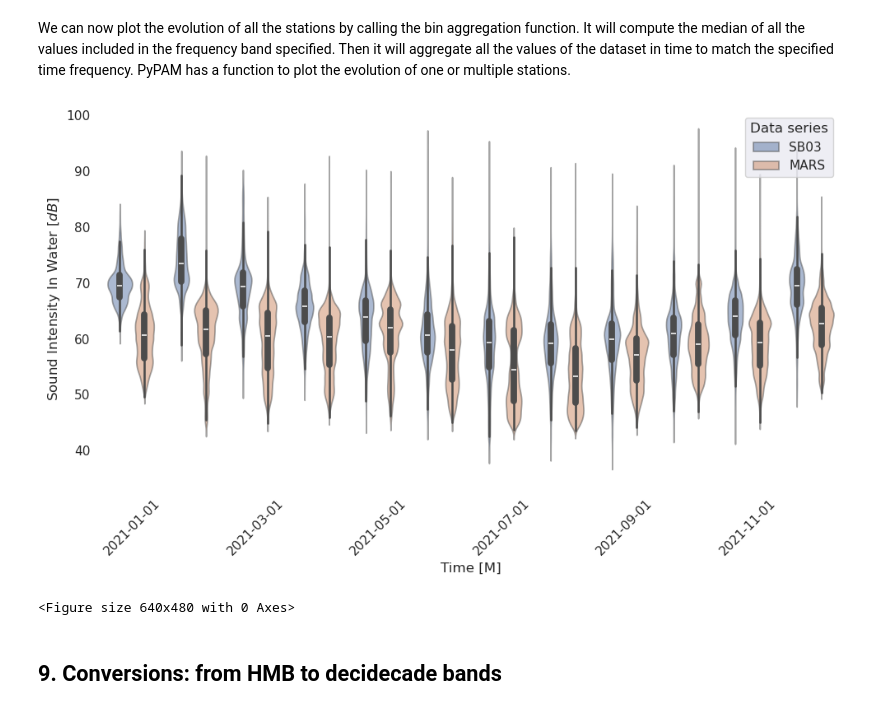
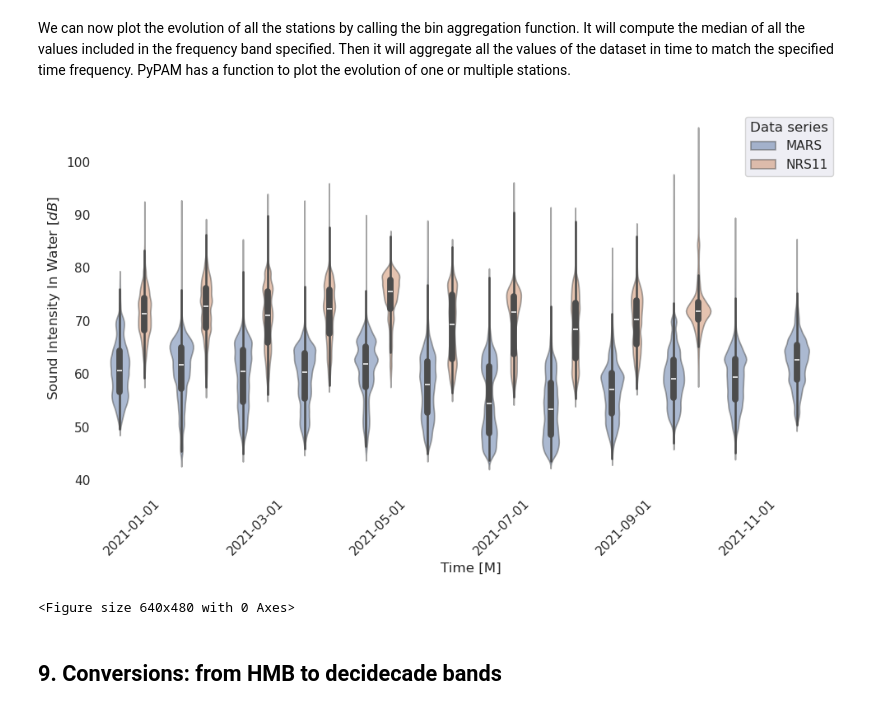
Before and after one commit to lifewatch/pypam-binder, a Jupyter notebook: data_analysis_with_pypam.ipynb, the cells around one changed output. Drawn from its saved outputs; the diff is of its cells as text; code cells hidden in the pictures.

Commit message:
working  version with nrs11 and mars stations

```diff
--- a/data_analysis_with_pypam.ipynb
+++ b/data_analysis_with_pypam.ipynb
@@ -39,7 +69,8 @@ import pathlib
 # %%
+# Set up the download for MARS data
 client = minio.Minio( "s3.us-west-2.amazonaws.com", secure=False)
 
 bucket = 'pacific-sound-spectra'
 prefix = '2021/'
-
-local_path = './data'
+station = 'MARS'
+download_data_station(station, client, bucket, prefix, local_path)
@@ -85,0 +99,7 @@ Already downloaded:
+# %%
+# Set up the download for NRS11 data
+client = minio.Minio('storage.googleapis.com')
+bucket = 'noaa-passive-bioacoustic'
+station = 'NRS11'
+prefix = 'soundcoop/%s/' % station
+download_data_station(station, client, bucket, prefix, local_path)
@@ -195,7 +230,7 @@ def load_data_from_station_year(station, year):
 </div>
 # %%
 # Load all the data
-stations_to_load = ['MARS'] # Make a list of 2 stations to compare
+stations_to_load = ['MARS', 'NRS11'] # Make a list of 2 stations to compare
 ds_collection = {}
 for station in stations_to_load:
     ds_collection[station] = load_data_from_station_year(station, 2021)
@@ -400,8 +435,4 @@ KeyError: 'SB03'
 # %%
-plt.rcParams.update({
-    "text.usetex": False,
-    "font.family": "sans-serif"
-})
 fig, ax = plt.subplots(figsize=(10, 5))
 ax = pypam.plots.plot_multiple_spectrum_median(ds_collection_resampled, 'psd', percentiles='default',
                                                frequency_coord='frequency',
@@ -418,29 +449,25 @@ We can now plot the evolution of all the stations by calling the bin aggregation
 Then it will aggregate all the values of the dataset in time to match the specified time frequency.
 PyPAM has a function to plot the evolution of one or multiple stations.
 # %%
-plt.rcParams.update({
-    "text.usetex": False,
-    "font.family": "sans-serif"
-})
-aggregation_time = 'M'  # H, D, W, or M (hour, day, week or month)
+aggregation_time = 'M'  # h, D, W, or M (hour, day, week or month)
 aggregation_freq_band = [10, 200]
 mode = 'violin'  # It can be boxplot, violin or quantiles
 fig, ax = plt.subplots(figsize=(10, 6))
 ax = pypam.plots.plot_multiple_aggregation_evolution(ds_dict=ds_collection,
                                                      data_var='psd',
                                                      mode=mode,
                                                      show=True,
                                                      datetime_coord='time',
                                                      aggregation_time=aggregation_time,
                                                      freq_coord='frequency',
                                                      aggregation_freq_band=aggregation_freq_band,
                                                      ax=ax,
                                                      alpha=0.5)
 ax.set_title('Median sound intensity in water from frequency band %s to %s Hz' %
              (aggregation_freq_band[0], aggregation_freq_band[1]))
 plt.tight_layout()
 # %% [output]
-[figure, old version]
+[figure, new version]
 <Figure size 640x480 with 0 Axes>
 # %%
 plt.close()
```
Also changed, not shown: parts of 21 cells of this notebook.
